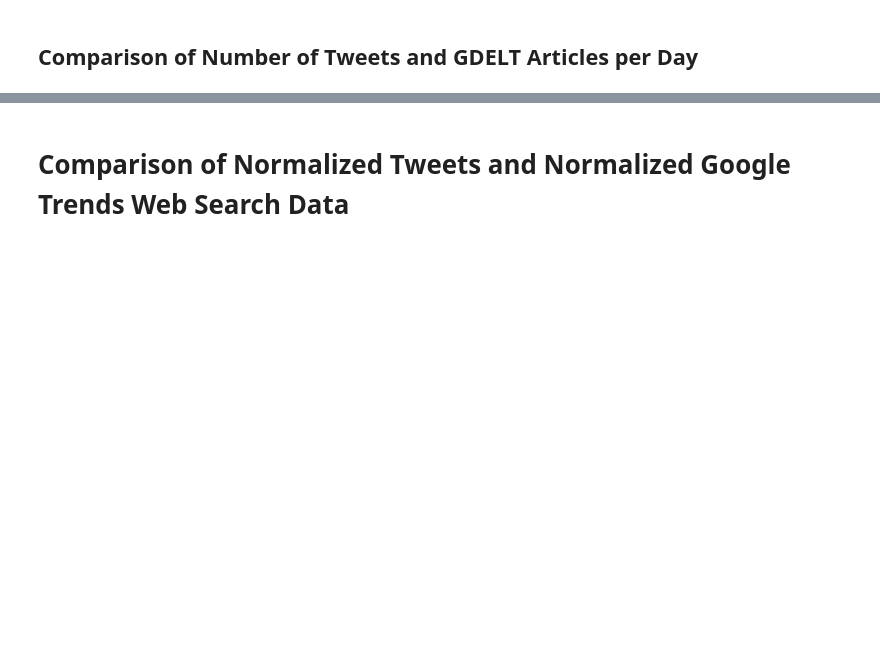
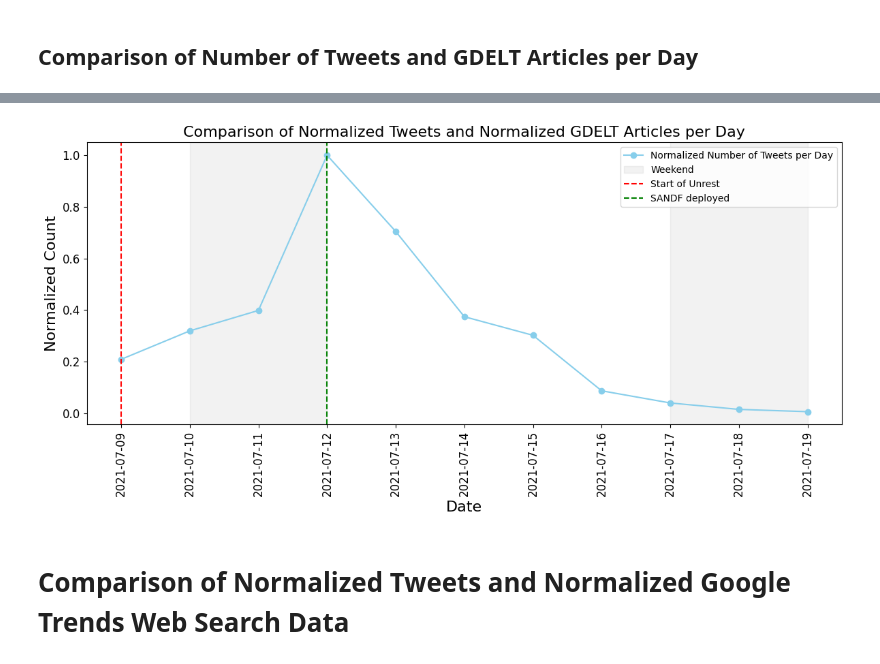
Before and after one commit to NatanGrayman/Investigation_Project, a Jupyter notebook: investigation-project-social-unrest.ipynb, the cells around one changed output, grey strips where cells are left out. Cells and saved outputs as stored; diff of their text form; code cells hidden in the pictures; blank space fills up the shorter version.

```diff
--- a/investigation-project-social-unrest.ipynb
+++ b/investigation-project-social-unrest.ipynb
@@ -901,0 +1117,85 @@ plt.show()
+# %%
+import pandas as pd
+import matplotlib.pyplot as plt
+from matplotlib.dates import DateFormatter
+
+# Assuming unrest_tweets2 is your DataFrame with the 'date' column (format from (1))
+
+# Load the dataset from (2)
+file_path = "/kaggle/input/south-africa-gdelt-riots-2021/Query_roits_2021_test6_allColumns.csv"
+df = pd.read_csv(file_path)
+
+# Group the data by SQLDATE and count the number of data points for each date
+date_counts = df['SQLDATE'].value_counts().sort_index()
+
+# Convert SQLDATE to the same datetime format as in (1)
+date_counts.index = pd.to_datetime(date_counts.index, format='%Y%m%d')
+
+# Normalize the first dataset (from (1)) to the range [0, 1]
+max_value_tweets = tweets_per_day.max()
+normalized_tweets = tweets_per_day / max_value_tweets
+
+# Normalize the second dataset (converted from SQLDATE) to the range [0, 1]
+max_value_articles = date_counts.max()
+normalized_date_counts = date_counts / max_value_articles
+
+# Create a figure and axis
+fig, ax = plt.subplots(figsize=(12, 6))
+
+# Plot the first dataset (normalized from (1)) on the left y-axis
+ax.plot(tweets_per_day.index, normalized_tweets.values, marker='o', label='Normalized Number of Tweets per Day', color='skyblue')
+
+# Plot the second dataset (normalized) on the same y-axis
+#ax.plot(date_counts.index, normalized_date_counts.values, marker='o', label='Normalized Number of GDELT Articles per Day', color='orange')
+
+# Ensure that all dates are displayed on the x-axis
+date_range = pd.date_range(start='2021-07-09', end='2021-07-21', freq='D')
+ax.set_xticks(date_range)
+
+from datetime import datetime, timedelta
+
+# Initialize an empty list to store weekend dates
+weekend_dates = []
+
+# Iterate through all dates and check if they are weekends
+for i in range(len(date_range)):
+    date = date_range[i]
+    if i == 0 and date.dayofweek == 6:
+        weekend_dates.append([date, date + timedelta(days=1)])
+    elif date.dayofweek == 5:
+        weekend_dates.append([date, date + timedelta(days=1)])
+    elif date.dayofweek == 6:
+        weekend_dates[-1][1] = date + timedelta(days=1)
+
+# Print the list of weekend dates
+print("Weekend Days:")
+print(weekend_dates)
+
+for weekend in weekend_dates:
+    # Add shaded region for the period between '2020-11-03' and '2020-11-07'
+    ax.axvspan(weekend[0], weekend[1], color='gray', alpha=0.1, label='Weekend')
+
+# Increase font size for tick labels
+ax.tick_params(axis='x', rotation=90, labelsize=12)
+ax.tick_params(axis='y', labelsize=12)
+
+# Add vertical lines for specific dates
+dates_to_highlight = ["2021-07-09", "2021-07-12"]  # Add your desired dates here
+title_of_dates = ["Start of Unrest", "SANDF deployed"]
+colors = ["red", "green"]
+
+for date_to_highlight, color, title in zip(dates_to_highlight, colors, title_of_dates):
+    ax.axvline(pd.to_datetime(date_to_highlight), color=color, linestyle='--', label=title)
+
+# Set labels and title
+ax.set_xlabel('Date',fontsize='16')
+ax.set_ylabel('Normalized Count',fontsize='16')
+ax.set_title('Comparison of Normalized Tweets and Normalized GDELT Articles per Day',fontsize='16')
+
+# Create a legend, excluding the second "weekend" entry
+handles, labels = ax.get_legend_handles_labels()
+ax.legend(handles[:2] + handles[3:], labels[:2] + labels[3:], loc='upper right')
+
+plt.tight_layout()
+plt.show()
+# %% [output]
@@ -902,3 +1204,4 @@ plt.show()
+[figure, added]
 # %% [markdown]
 <a id="section-four-b"></a>
 # **Comparison of Normalized Tweets and Normalized Google Trends Web Search Data**
```
Also changed, not shown: parts of 68 cells of this notebook.
